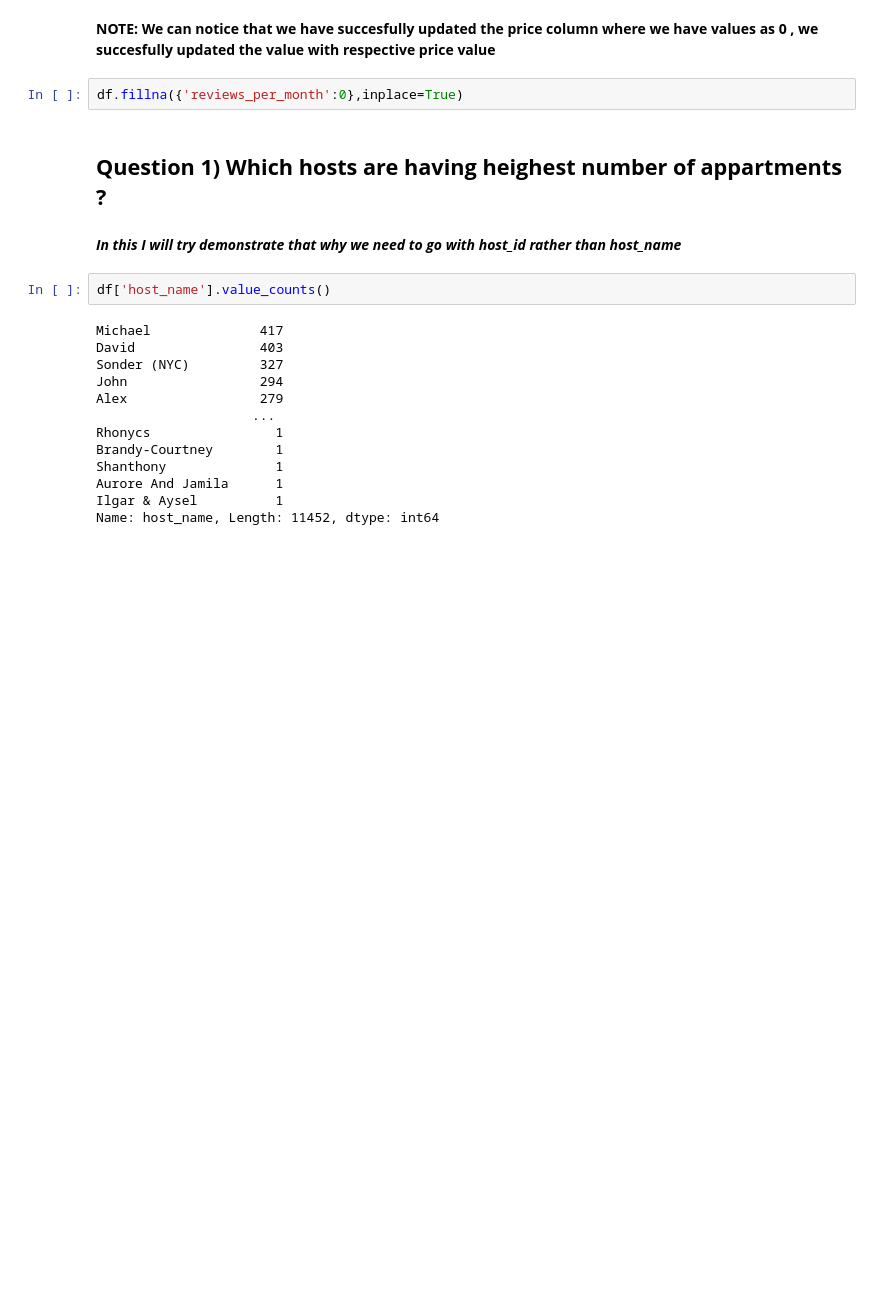
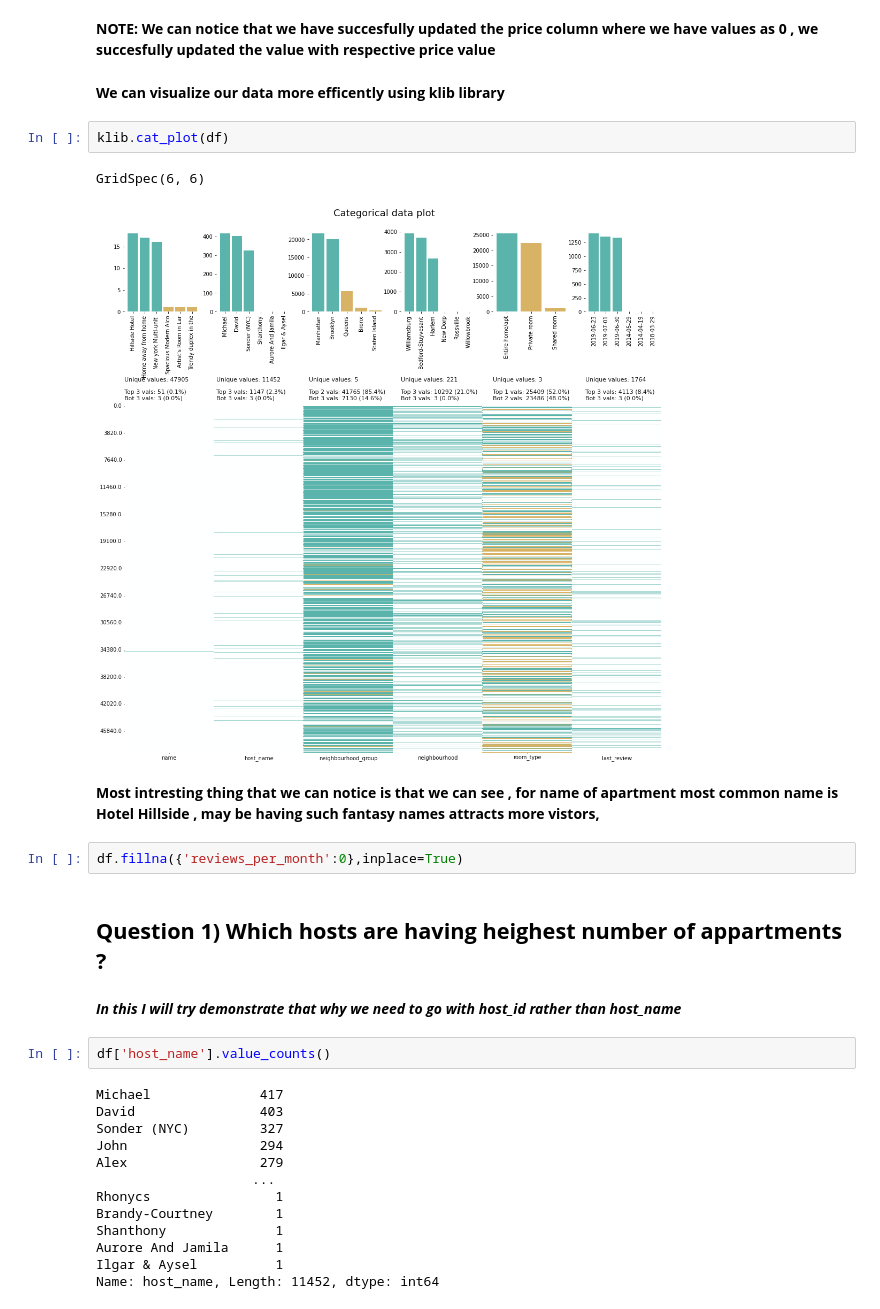
Before and after one commit to vaibhav251999/EDA-capstone-project, a Jupyter notebook: Airbnb_Bookings_Analysis_Capstone_Project.ipynb, the cells around one changed output. Saved outputs shown, nothing was run; the diff lists cells and outputs as text; blank space fills up the shorter version.

```diff
--- a/Airbnb_Bookings_Analysis_Capstone_Project.ipynb
+++ b/Airbnb_Bookings_Analysis_Capstone_Project.ipynb
@@ -210,6 +231,15 @@ df.describe()
 | max | 3.648724e+07 | 2.743213e+08 | 40.913060 | -73.712990 | 10000.000000 | 1250.000000 | 629.000000 | 58.500000 | ... |
 # %% [markdown]
 **NOTE:  We can notice that we have succesfully updated the price column where we have values as 0 , we succesfully updated the value with respective price value**
+# %% [markdown]
+**We can visualize  our data more efficently using klib library**
+# %%
+klib.cat_plot(df)
+# %% [output]
+GridSpec(6, 6)
+[figure, added]
+# %% [markdown]
+**Most intresting thing that we can notice is that we can see , for name of apartment most common name is Hotel Hillside , may be having such fantasy names attracts more vistors,**
 # %%
 df.fillna({'reviews_per_month':0},inplace=True)
 # %% [markdown]
```
Also changed, not shown: parts of 3 cells of this notebook.
